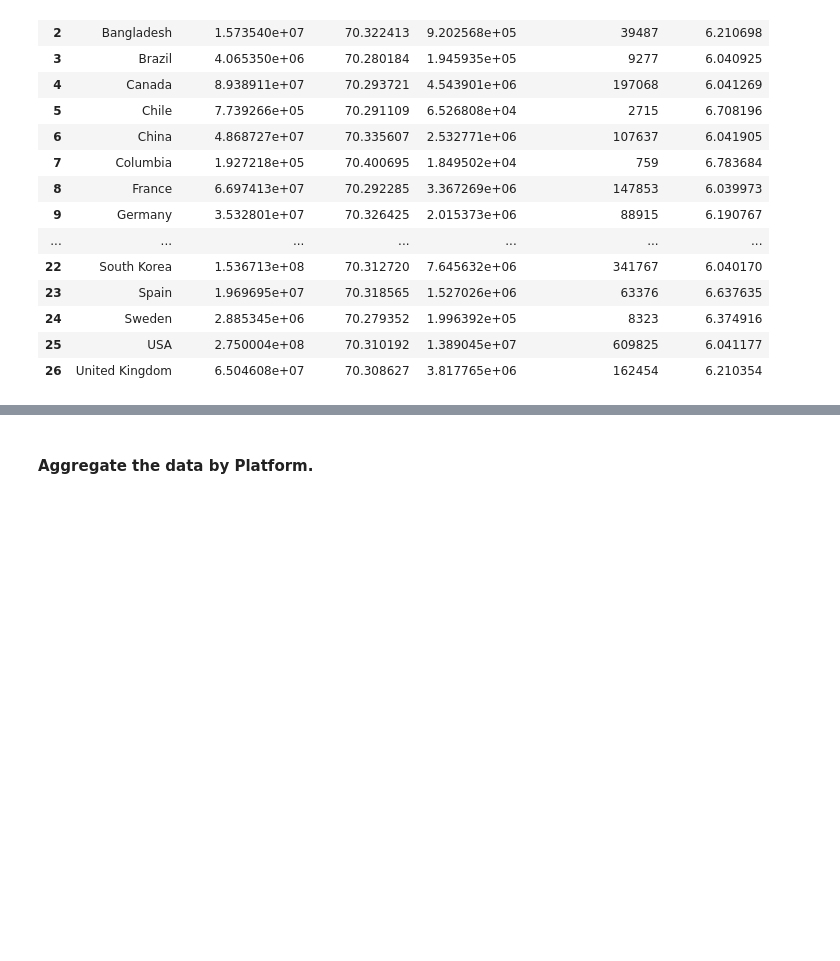
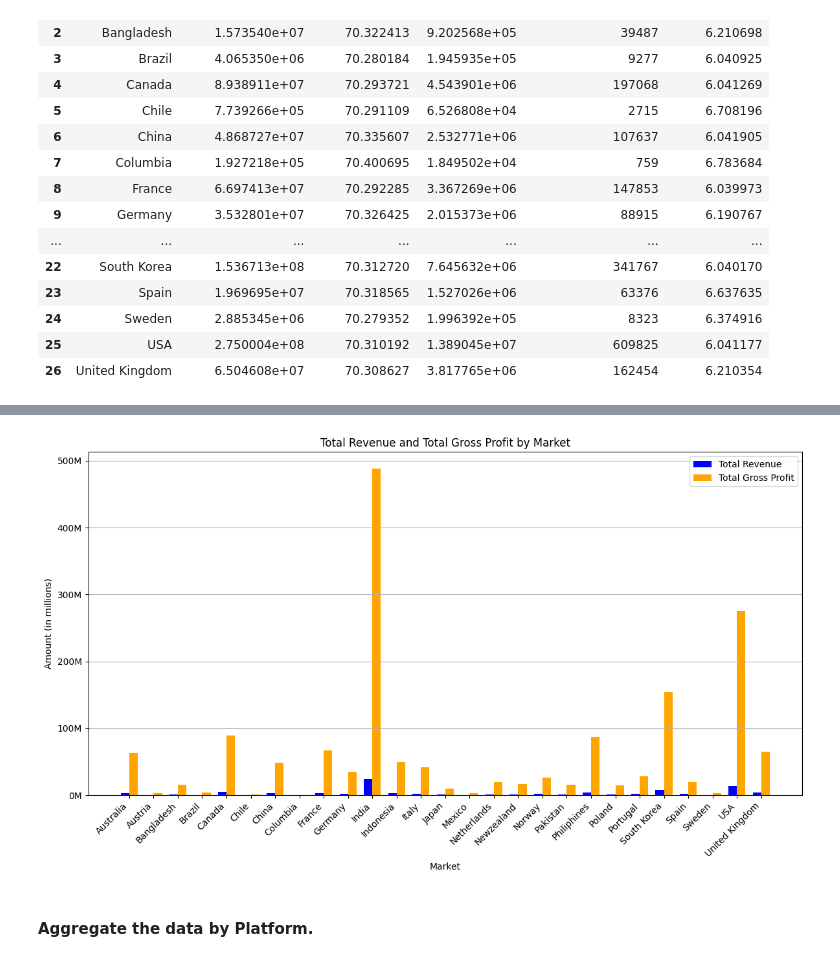
Before and after one commit to CesarChaparro1974/Financial_Analysis_Project, a Jupyter notebook: final_project.ipynb, the cells around one changed output, grey strips where cells are left out. Cells and saved outputs as stored; diff of their text form; code cells hidden in the pictures; blank space fills up the shorter version.

```diff
--- a/final_project.ipynb
+++ b/final_project.ipynb
@@ -936,3 +1000,39 @@ aggregated_by_market
+# %%
+markets = aggregated_by_market['market']
+revenue = aggregated_by_market['total_revenue']
+profit = aggregated_by_market['total_gross_profit']
+
+# set up the bar width and positions
+bar_width = 0.35
+index = np.arange(len(markets))
+
+# plot the bars
+fig, ax = plt.subplots(figsize=(12, 7))
+
+# revenue bars
+bar1 = ax.bar(index, revenue, bar_width, label='Total Revenue', color='blue')
+
+# profit bars
+bar2 = ax.bar(index + bar_width, profit, bar_width, label='Total Gross Profit', color='orange')
+
+# labels and Title
+ax.set_xlabel('Market')
+ax.set_ylabel('Amount (in millions)')
+ax.set_title('Total Revenue and Total Gross Profit by Market')
+ax.set_xticks(index + bar_width / 2)
+ax.set_xticklabels(markets, rotation=45, ha='right')
+
+# format y-axis to show values in millions
+formatter = ticker.FuncFormatter(lambda x, pos: f'{x*1e-6:,.0f}M')
+ax.yaxis.set_major_formatter(formatter)
+
+ax.legend()
+ax.grid(True, axis='y')
+
+plt.tight_layout()
+plt.show()
+# %% [output]
+[figure, added]
 # %% [markdown]
 #### Aggregate the data by Platform.
 # %%
```
Also changed, not shown: parts of 4 cells of this notebook.
